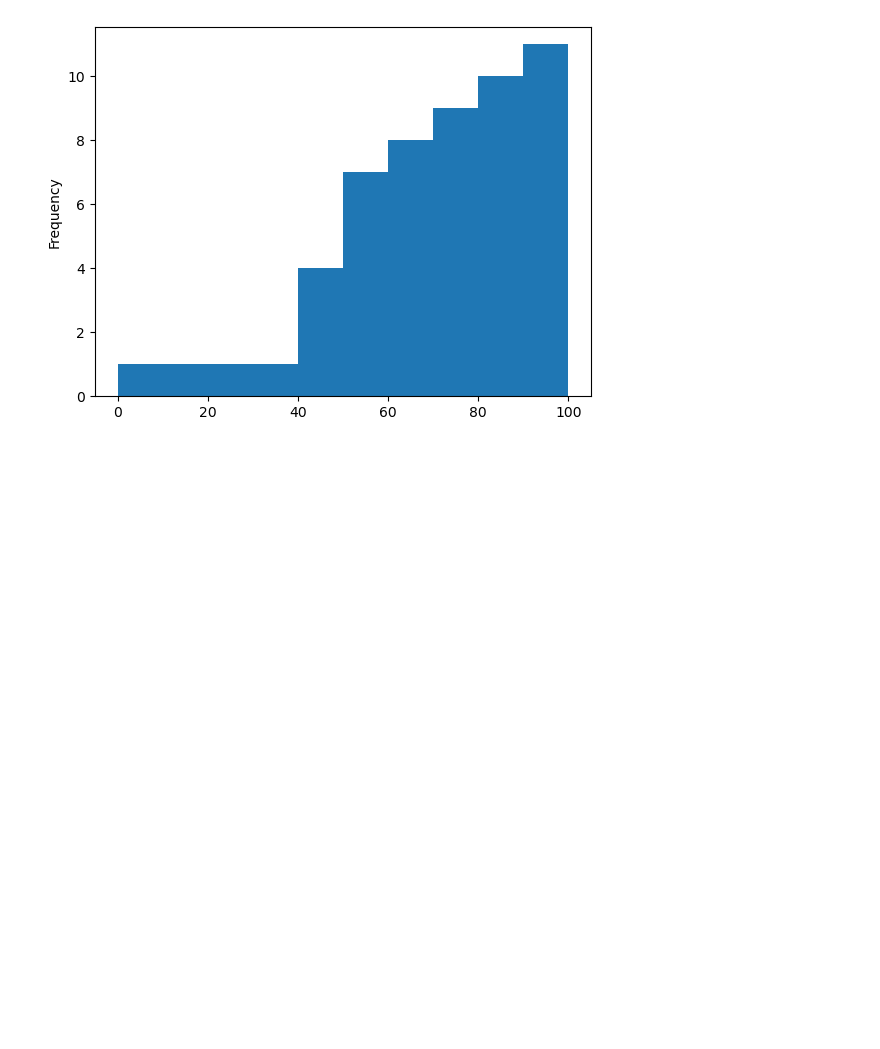
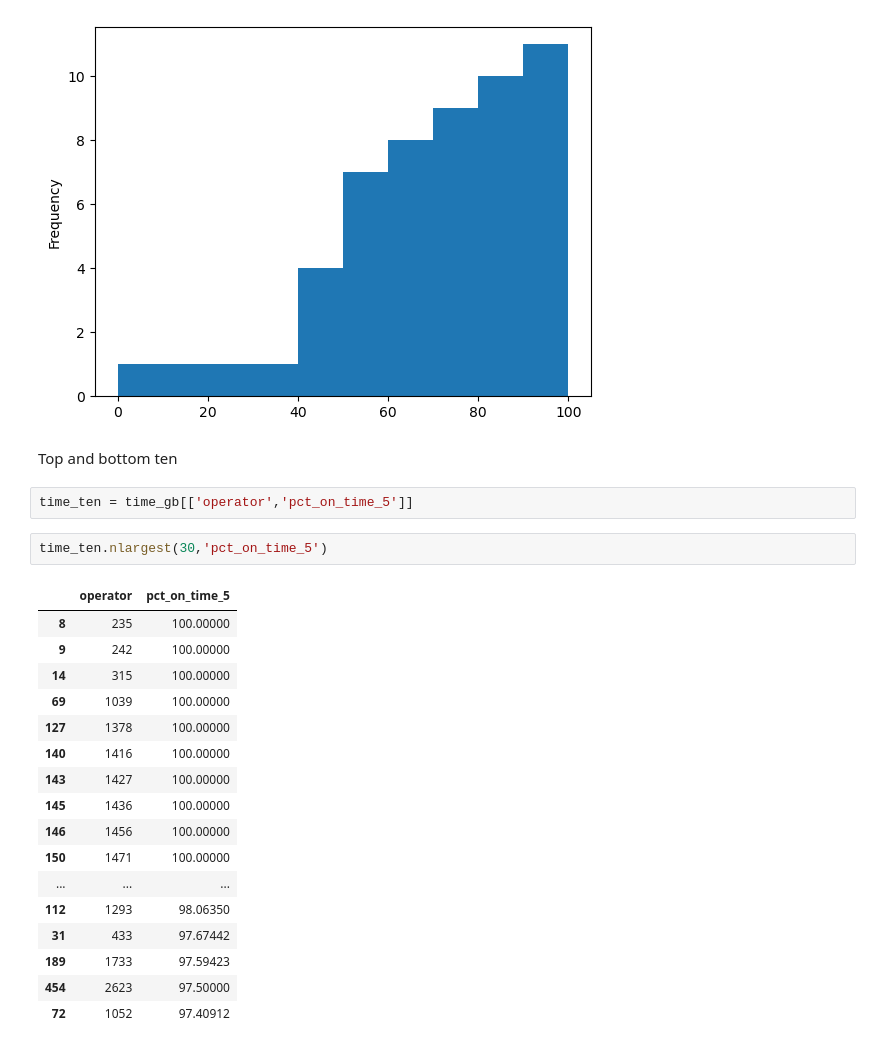
Before and after one commit to NSS-Data-Analytics-Cohort-7/wego-shut_up_and_take_my_query, a Jupyter notebook: notebooks/wego_five_otp.ipynb, the cells around one changed output. Saved outputs shown, nothing was run; the diff lists cells and outputs as text; blank space fills up the shorter version.

```diff
--- a/notebooks/wego_five_otp.ipynb
+++ b/notebooks/wego_five_otp.ipynb
@@ -194,3 +202,27 @@ time_pct['pct_on_time'].plot(kind='hist')
 # %% [output]
 <AxesSubplot:ylabel='Frequency'>
 [figure]
+# %% [markdown]
+Top and bottom ten
+# %%
+time_ten = time_gb[['operator','pct_on_time_5']]
+# %%
+time_ten.nlargest(30,'pct_on_time_5')
+# %% [output]
+|  | operator | pct_on_time_5 |
+| 8 | 235 | 100.00000 |
+| 9 | 242 | 100.00000 |
+| 14 | 315 | 100.00000 |
+| 69 | 1039 | 100.00000 |
+| 127 | 1378 | 100.00000 |
+| 140 | 1416 | 100.00000 |
+| 143 | 1427 | 100.00000 |
+| 145 | 1436 | 100.00000 |
+| 146 | 1456 | 100.00000 |
+| 150 | 1471 | 100.00000 |
+| ... | ... | ... |
+| 112 | 1293 | 98.06350 |
+| 31 | 433 | 97.67442 |
+| 189 | 1733 | 97.59423 |
+| 454 | 2623 | 97.50000 |
+| 72 | 1052 | 97.40912 |
```
Also changed, not shown: parts of 6 cells of this notebook, 2 other files.
